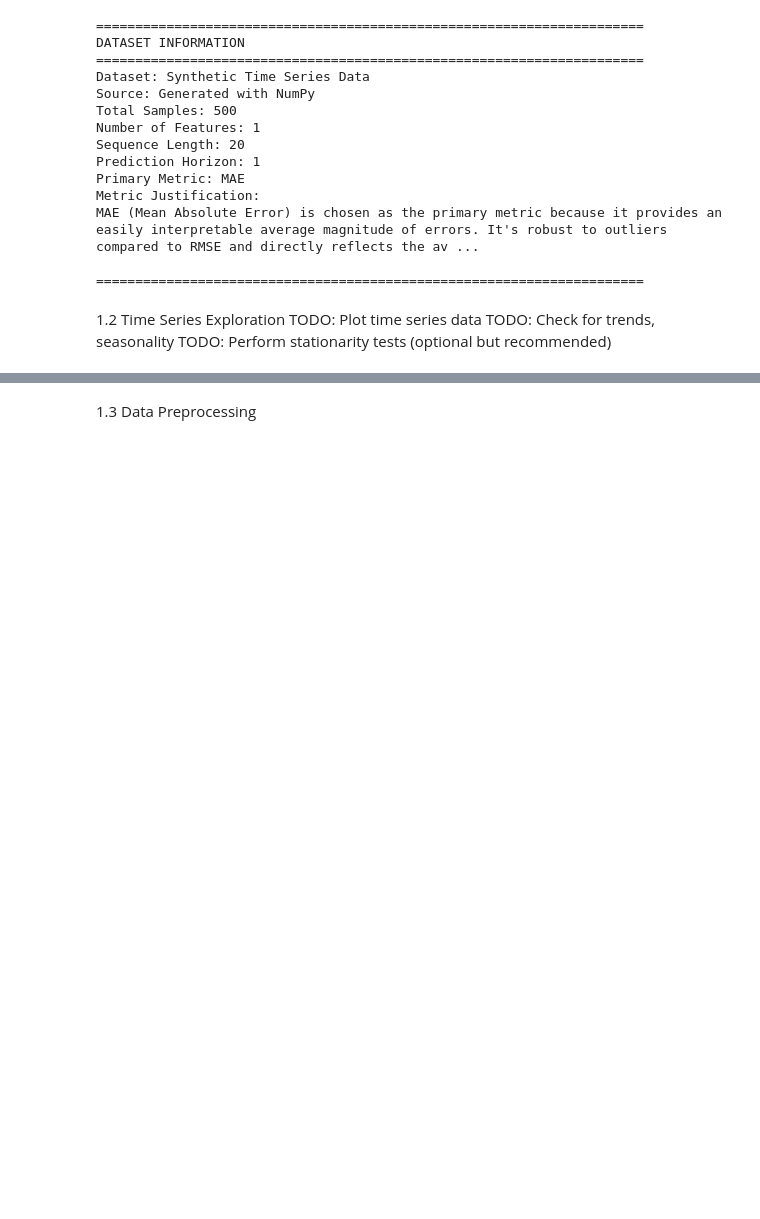
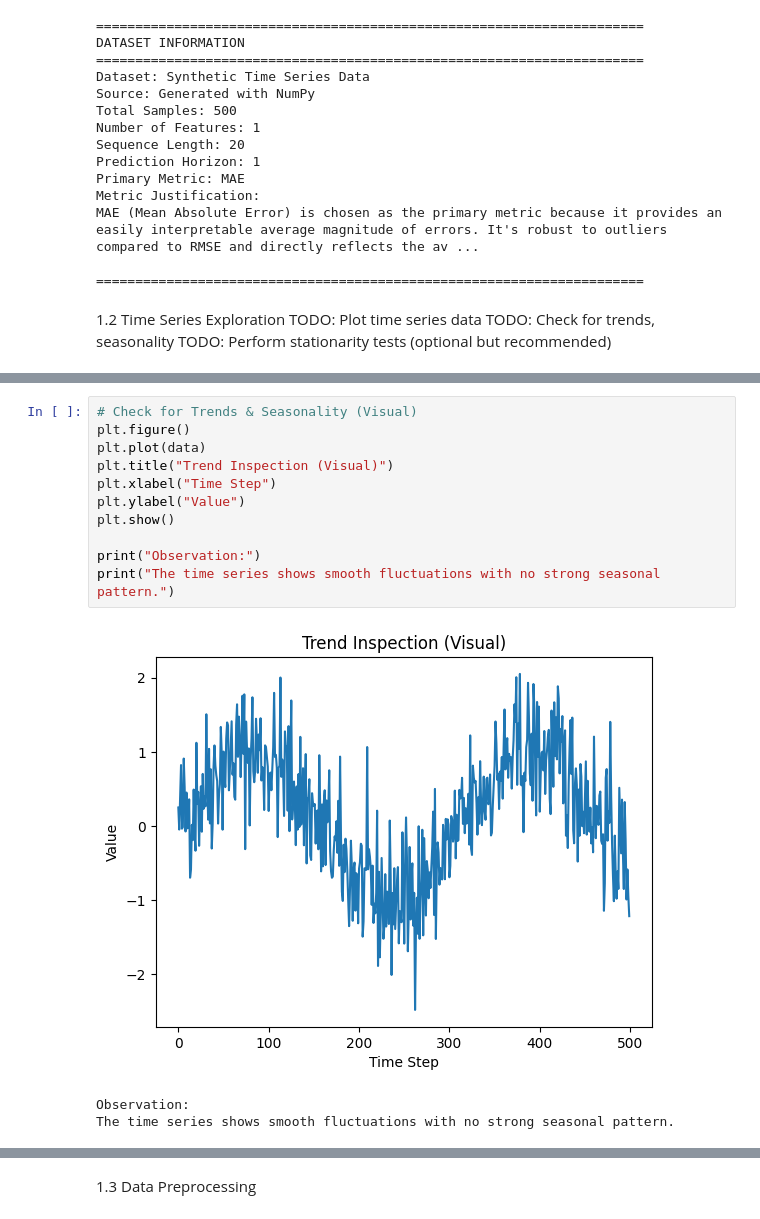
Before and after one commit to azhar258/BITS.Mtech, a Jupyter notebook: SEM-1/Assignment-DL/Assignment 2/2025ab05055_RNN_assignment.ipynb, the cells around one changed output, grey strips where cells are left out. Cells and saved outputs as stored; diff of their text form; blank space fills up the shorter version.

```diff
--- a/SEM-1/Assignment-DL/Assignment 2/2025ab05055_RNN_assignment.ipynb
+++ b/SEM-1/Assignment-DL/Assignment 2/2025ab05055_RNN_assignment.ipynb
@@ -274,0 +285,15 @@ TODO: Perform stationarity tests (optional but recommended)
+# %%
+# Check for Trends & Seasonality (Visual)
+plt.figure()
+plt.plot(data)
+plt.title("Trend Inspection (Visual)")
+plt.xlabel("Time Step")
+plt.ylabel("Value")
+plt.show()
+
+print("Observation:")
+print("The time series shows smooth fluctuations with no strong seasonal pattern.")
+# %% [output]
+[figure, added]
+Observation:
+The time series shows smooth fluctuations with no strong seasonal pattern.
```
Also changed, not shown: parts of 2 cells of this notebook.
